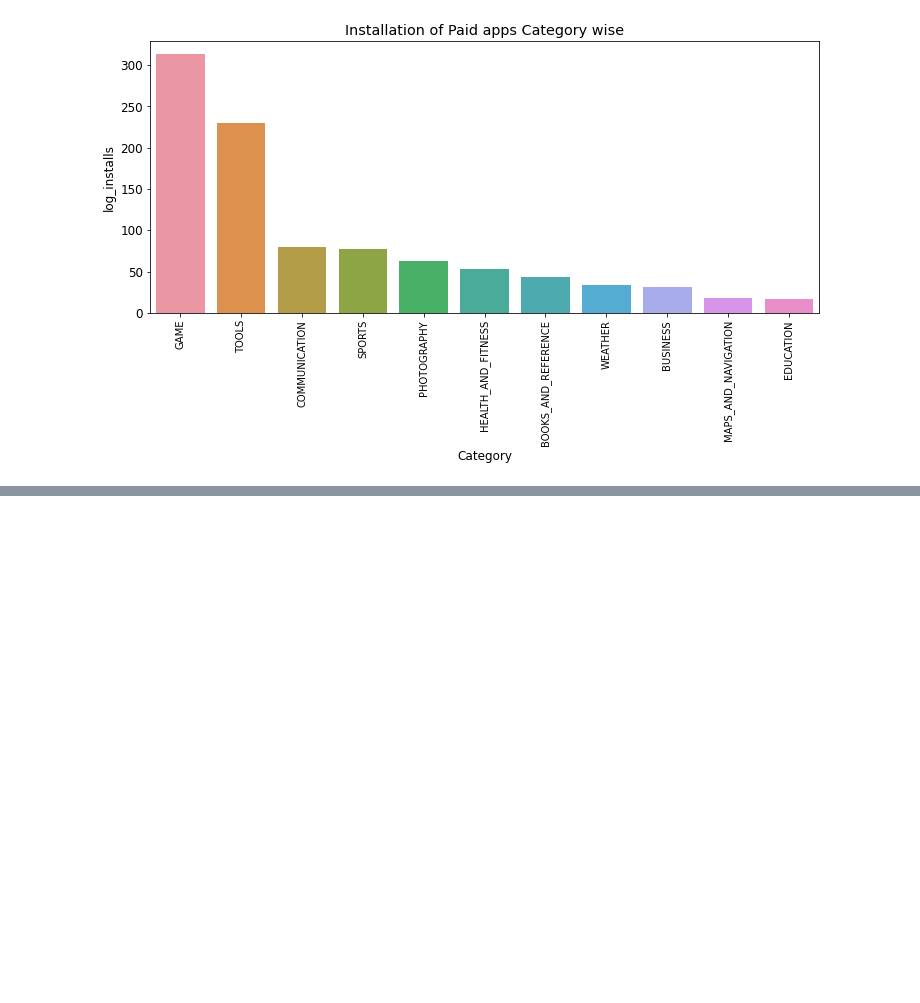
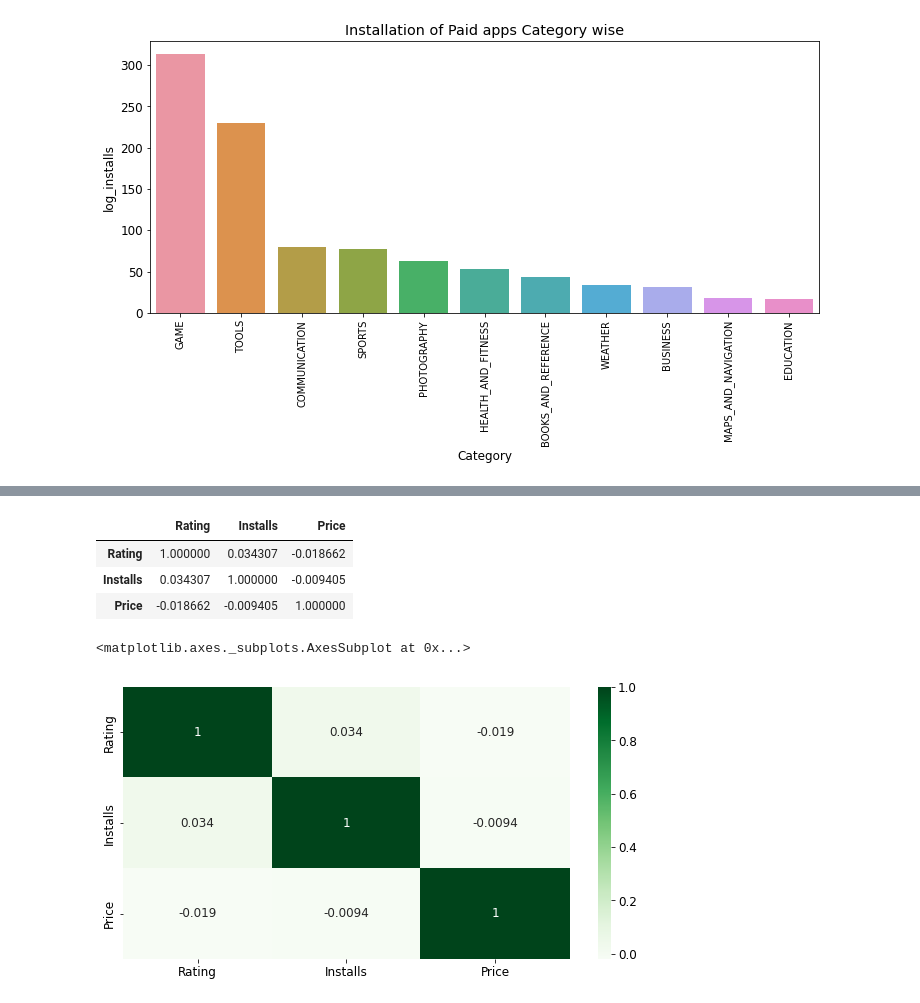
Before and after one commit to P-Sushma6/Google-Playstore-Apps-Reviews-Analysis, a Jupyter notebook: Play_Store_App_Analysis_Capstone_Project.ipynb, the cells around one changed output, grey strips where cells are left out. Drawn from its saved outputs; the diff is of its cells as text; code cells hidden in the pictures; blank space fills up the shorter version.

```diff
--- a/Play_Store_App_Analysis_Capstone_Project.ipynb
+++ b/Play_Store_App_Analysis_Capstone_Project.ipynb
@@ -328,0 +430,21 @@ plt.show()
+# %%
+playstoredf['Price']=playstoredf['Price'].apply(lambda x:x.replace('$',''))
+# %%
+playstoredf['Price']=playstoredf['Price'].astype(dtype=float)
+# %%
+Rating_installs_price=playstoredf.loc[:,['Rating','Installs','Price']]
+# %%
+corr=Rating_installs_price.corr()
+# %%
+corr
+# %% [output]
+|  | Rating | Installs | Price |
+| Rating | 1.000000 | 0.034307 | -0.018662 |
+| Installs | 0.034307 | 1.000000 | -0.009405 |
+| Price | -0.018662 | -0.009405 | 1.000000 |
+# %%
+plt.figure(figsize=(10,5))
+sns.heatmap(corr,annot=True, cmap='Greens')
+# %% [output]
+<matplotlib.axes._subplots.AxesSubplot at 0x...>
+[figure, added]
```
Also changed, not shown: parts of 8 cells of this notebook.
